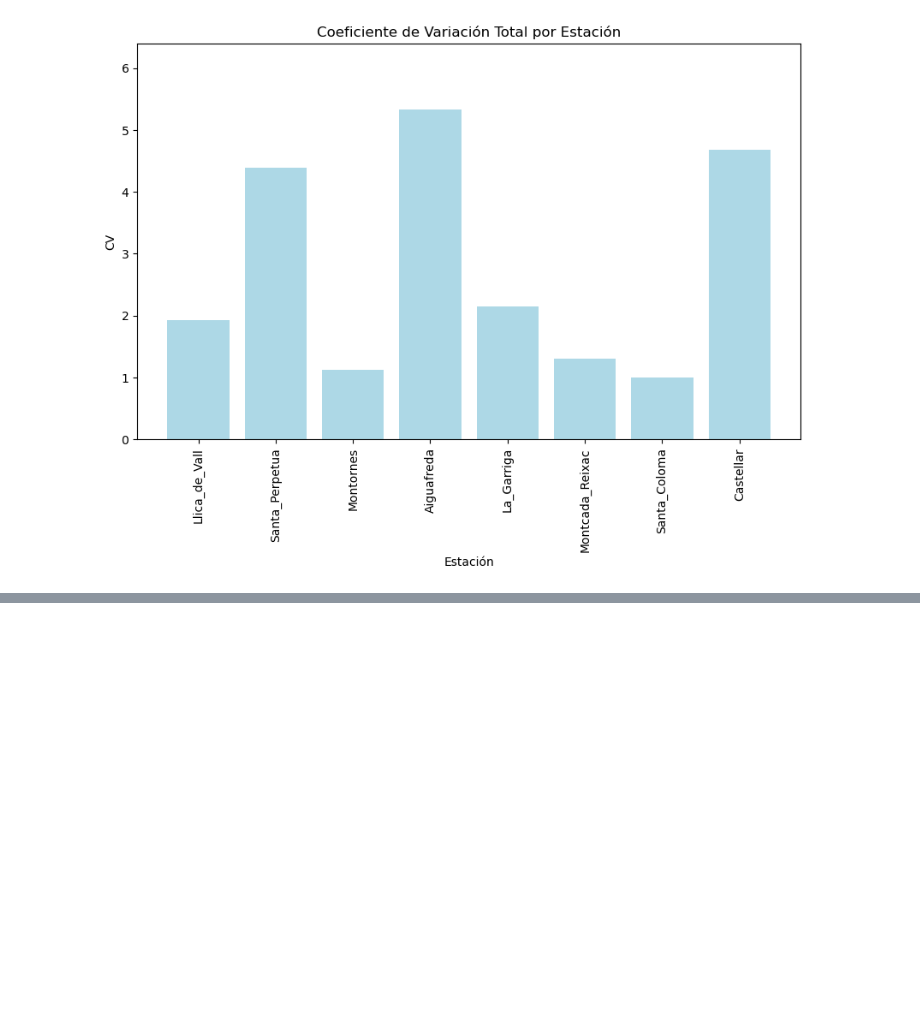
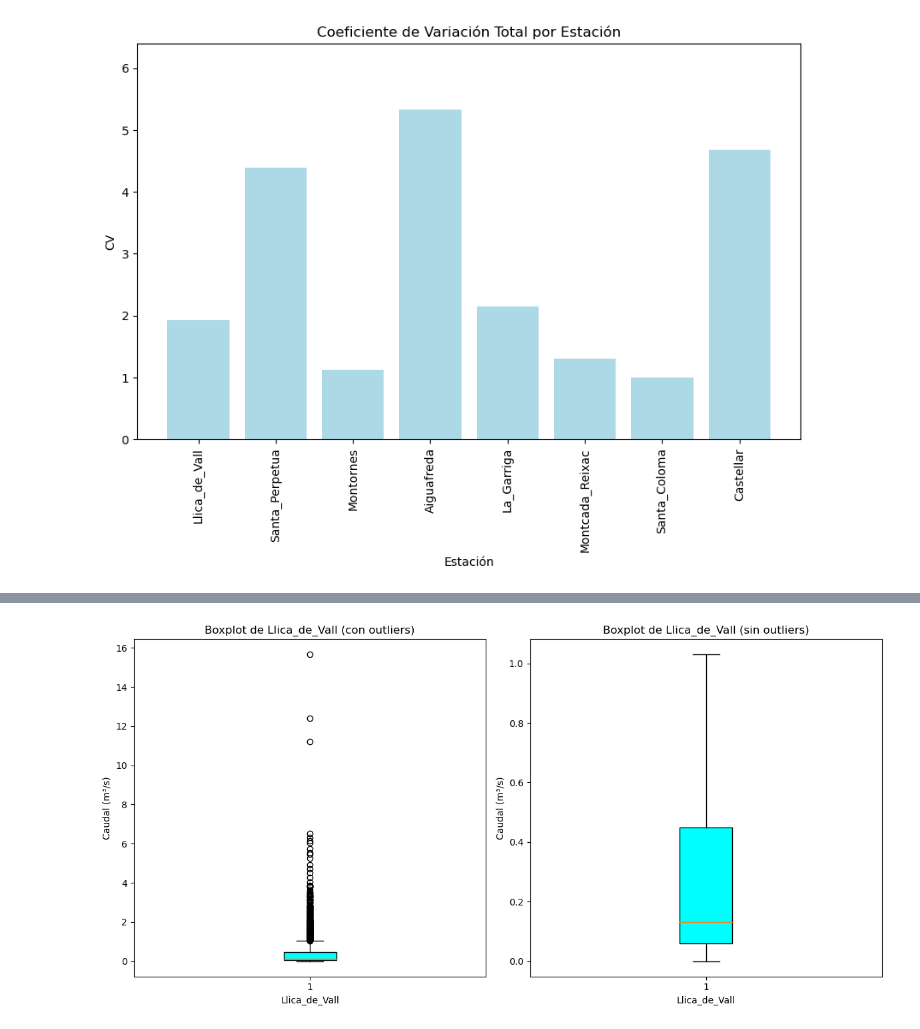
Before and after one commit to saosar/Hidrology, a Jupyter notebook: SOAEstadistica.ipynb, the cells around one changed output, grey strips where cells are left out. Saved outputs shown, nothing was run; the diff lists cells and outputs as text; code cells hidden in the pictures; blank space fills up the shorter version.

```diff
--- a/SOAEstadistica.ipynb
+++ b/SOAEstadistica.ipynb
@@ -212,0 +252,31 @@ plt.show()
+# %%
+# 2. Seleccionar la estación
+nombreST = "Llica_de_Vall"
+
+# Crear un subconjunto con los datos de esa estación
+DF_St = TotalDat[TotalDat['Estacio'] == nombreST]
+
+# 3. Dibujar dos gráficos de boxplot, uno con outliers y otro sin outliers
+plt.figure(figsize=(12, 6))
+
+# Subplot 1: Con valores atípicos (outliers)
+plt.subplot(1, 2, 1)
+plt.boxplot(DF_St['Valor'], patch_artist=True, boxprops=dict(facecolor='cyan'))
+plt.title(f"Boxplot de {nombreST} (con outliers)")
+plt.xlabel(nombreST)
+plt.ylabel("Caudal (m³/s)")
+
+# Subplot 2: Sin valores atípicos (outliers)
+plt.subplot(1, 2, 2)
+plt.boxplot(DF_St['Valor'], patch_artist=True, boxprops=dict(facecolor='cyan'), showfliers=False)
+plt.title(f"Boxplot de {nombreST} (sin outliers)")
+plt.xlabel(nombreST)
+plt.ylabel("Caudal (m³/s)")
+
+# Ajustar el diseño para que no se sobrepongan los gráficos
+plt.tight_layout()
+
+# Mostrar el gráfico
+plt.show()
+# %% [output]
+[figure, added]
```
Also changed, not shown: parts of 11 cells of this notebook.
